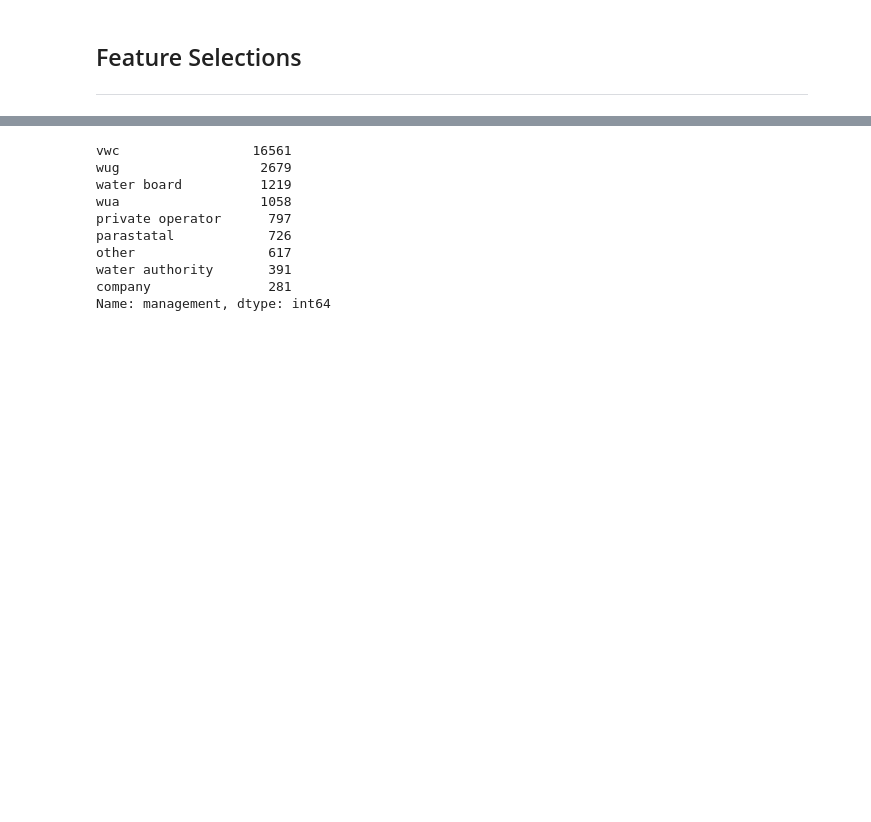
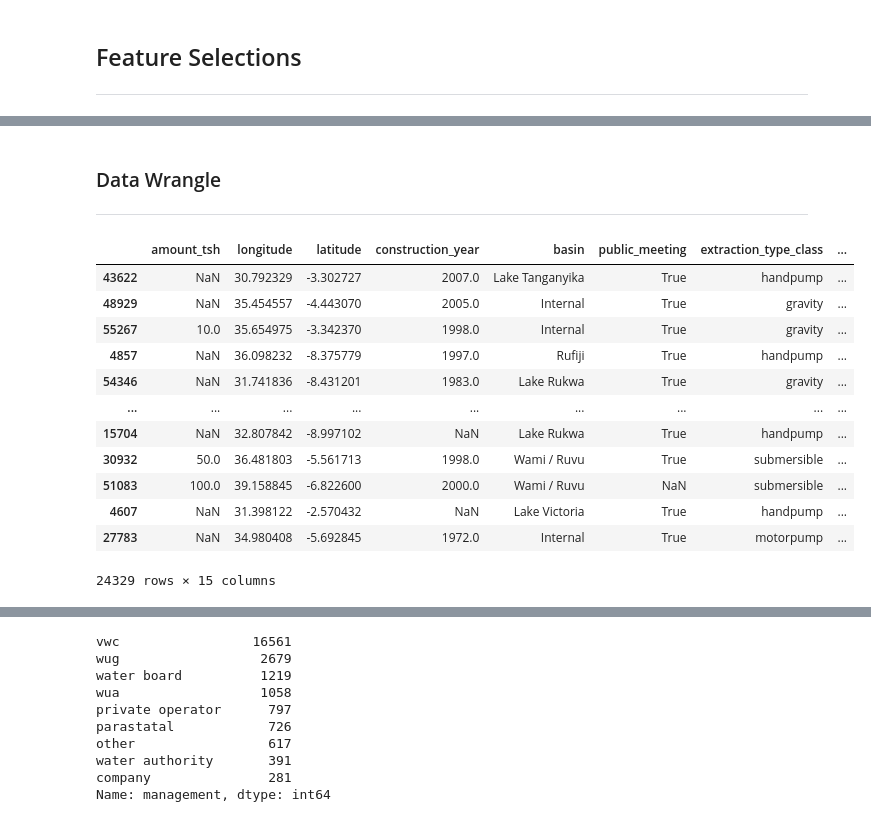
Before and after one commit to popkdodge/DS-Unit-2-Kaggle-Challenge, a Jupyter notebook: module1-decision-trees/LS_DS_221_assignment.ipynb, the cells around one changed output, grey strips where cells are left out. Cells and saved outputs as stored; diff of their text form; code cells hidden in the pictures; blank space fills up the shorter version.

```diff
--- a/module1-decision-trees/LS_DS_221_assignment.ipynb
+++ b/module1-decision-trees/LS_DS_221_assignment.ipynb
@@ -267,6 +273,9 @@ profile = ProfileReport(X_train, minimal=True).to_notebook_iframe()
 profile
 # %% [output]
 [interactive output not drawn]
+# %% [markdown]
+### Data Wrangle
+---
 # %%
 import numpy as np
 
@@ -298,0 +314,16 @@ X_test = wrangle(X_test)
+# %%
+X_train
+# %% [output]
+|  | amount_tsh | longitude | latitude | construction_year | basin | public_meeting | extraction_type_class | ... |
+| 43622 | NaN | 30.792329 | -3.302727 | 2007.0 | Lake Tanganyika | True | handpump | ... |
+| 48929 | NaN | 35.454557 | -4.443070 | 2005.0 | Internal | True | gravity | ... |
+| 55267 | 10.0 | 35.654975 | -3.342370 | 1998.0 | Internal | True | gravity | ... |
+| 4857 | NaN | 36.098232 | -8.375779 | 1997.0 | Rufiji | True | handpump | ... |
+| 54346 | NaN | 31.741836 | -8.431201 | 1983.0 | Lake Rukwa | True | gravity | ... |
+| ... | ... | ... | ... | ... | ... | ... | ... | ... |
+| 15704 | NaN | 32.807842 | -8.997102 | NaN | Lake Rukwa | True | handpump | ... |
+| 30932 | 50.0 | 36.481803 | -5.561713 | 1998.0 | Wami / Ruvu | True | submersible | ... |
+| 51083 | 100.0 | 39.158845 | -6.822600 | 2000.0 | Wami / Ruvu | NaN | submersible | ... |
+| 4607 | NaN | 31.398122 | -2.570432 | NaN | Lake Victoria | True | handpump | ... |
+| 27783 | NaN | 34.980408 | -5.692845 | 1972.0 | Internal | True | motorpump | ... |
+24329 rows × 15 columns
```
Also changed, not shown: parts of 19 cells of this notebook, 2 other files.
